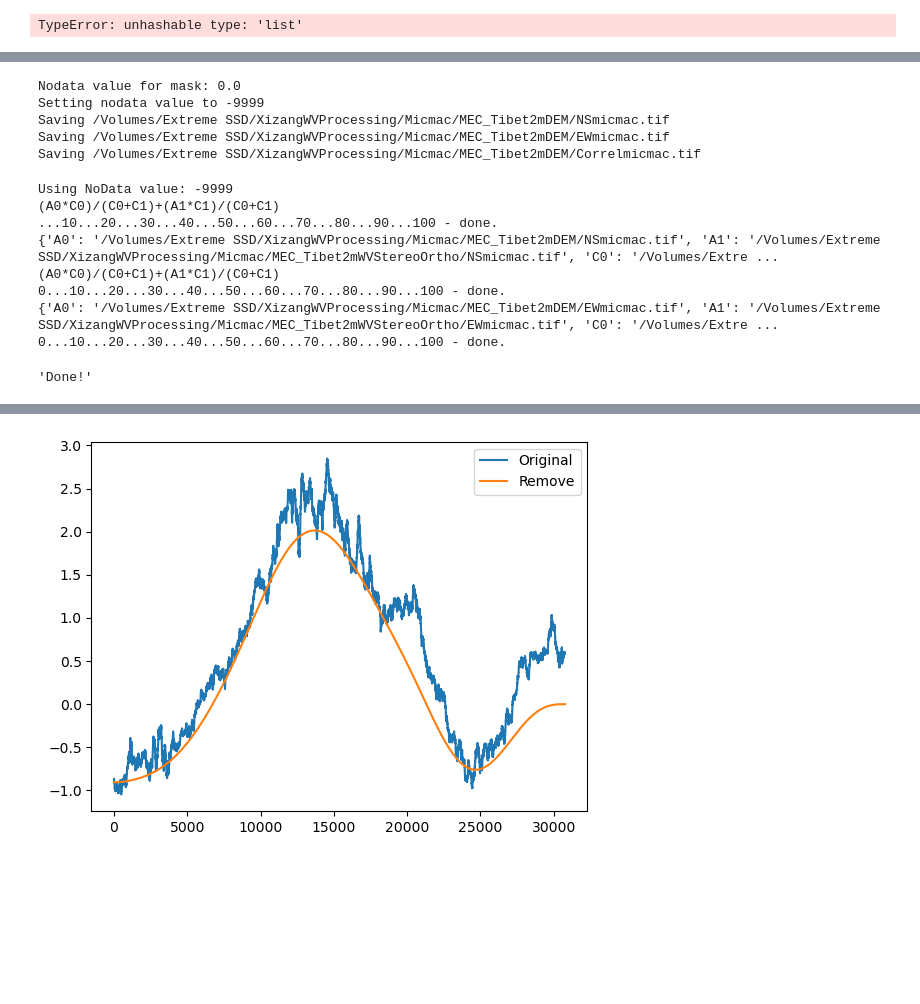
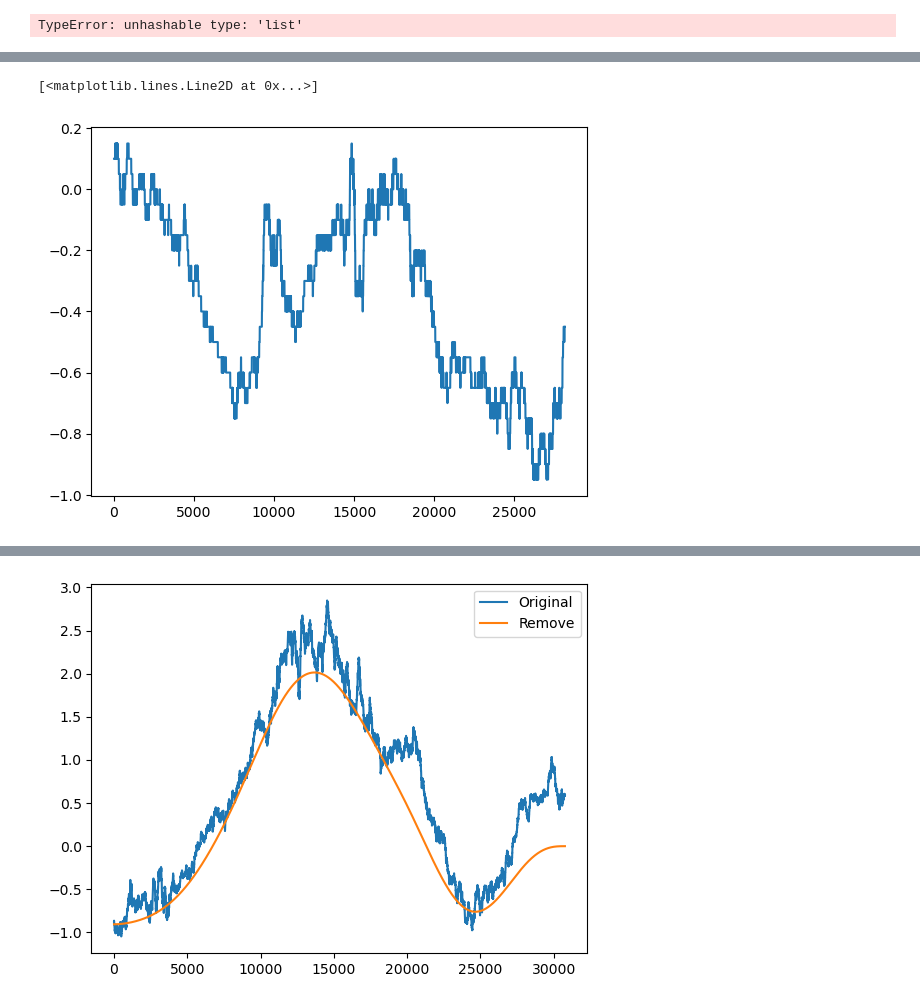
Before and after one commit to cehanagan/ImageryResources, a Jupyter notebook: Notebooks/Xizang20250107.ipynb, the cells around one changed output, grey strips where cells are left out. Drawn from its saved outputs; the diff is of its cells as text; code cells hidden in the pictures; blank space fills up the shorter version.

```diff
--- a/Notebooks/Xizang20250107.ipynb
+++ b/Notebooks/Xizang20250107.ipynb
@@ -99,11 +225,0 @@ Saving /Volumes/Extreme SSD/XizangWVProcessing/Micmac/MEC_Tibet2mWVStereoOrtho/C
-# %%
-tt.micmacPostProcessing(folder='/Volumes/Extreme SSD/XizangWVProcessing/Micmac/MEC_Tibet2mDEM/',
-                         prefiles=['/Volumes/Extreme SSD/XizangWVProcessing/MetashapeWV/DEMs/XizangDEM_2m_20250126_WV2Strip-cropped.tif',
-                                    '/Volumes/Extreme SSD/XizangWVProcessing/MetashapeWV/DEMs/XizangDEM_2m_20240116_WV2Strip-cropped.tif'],
-                         outprefix='/Volumes/Extreme SSD/XizangWVProcessing/Micmac/MEC_Tibet2mDEM/')
-# %% [output]
-Nodata value for mask: 0.0
-Setting nodata value to -9999
-Saving /Volumes/Extreme SSD/XizangWVProcessing/Micmac/MEC_Tibet2mDEM/NSmicmac.tif
-Saving /Volumes/Extreme SSD/XizangWVProcessing/Micmac/MEC_Tibet2mDEM/EWmicmac.tif
-Saving /Volumes/Extreme SSD/XizangWVProcessing/Micmac/MEC_Tibet2mDEM/Correlmicmac.tif
@@ -184,16 +225,0 @@ def micmacAnyStack(infolderlist, outfolder):
-# %%
-infolderlist = [
-    '/Volumes/Extreme SSD/XizangWVProcessing/Micmac/MEC_Tibet2mDEM/',
-    '/Volumes/Extreme SSD/XizangWVProcessing/Micmac/MEC_Tibet2mWVStereoOrtho/'
-]
-micmacAnyStack(infolderlist,'/Volumes/Extreme SSD/XizangWVProcessing/Micmac/')
-# %% [output]
-Using NoData value: -9999
-(A0*C0)/(C0+C1)+(A1*C1)/(C0+C1)
-...10...20...30...40...50...60...70...80...90...100 - done.
-{'A0': '/Volumes/Extreme SSD/XizangWVProcessing/Micmac/MEC_Tibet2mDEM/NSmicmac.tif', 'A1': '/Volumes/Extreme SSD/XizangWVProcessing/Micmac/MEC_Tibet2mWVStereoOrtho/NSmicmac.tif', 'C0': '/Volumes/Extre ...
-(A0*C0)/(C0+C1)+(A1*C1)/(C0+C1)
-0...10...20...30...40...50...60...70...80...90...100 - done.
-{'A0': '/Volumes/Extreme SSD/XizangWVProcessing/Micmac/MEC_Tibet2mDEM/EWmicmac.tif', 'A1': '/Volumes/Extreme SSD/XizangWVProcessing/Micmac/MEC_Tibet2mWVStereoOrtho/EWmicmac.tif', 'C0': '/Volumes/Extre ...
-0...10...20...30...40...50...60...70...80...90...100 - done.
-'Done!'
@@ -199,0 +232,7 @@ Using NoData value: -9999
+# %%
+meds = np.nanmedian(imdata,axis=0)
+# %%
+plt.plot(meds.di)
+# %% [output]
+[<matplotlib.lines.Line2D at 0x...>]
+[figure, added]
```
Also changed, not shown: parts of 26 cells of this notebook, 2 other files.
